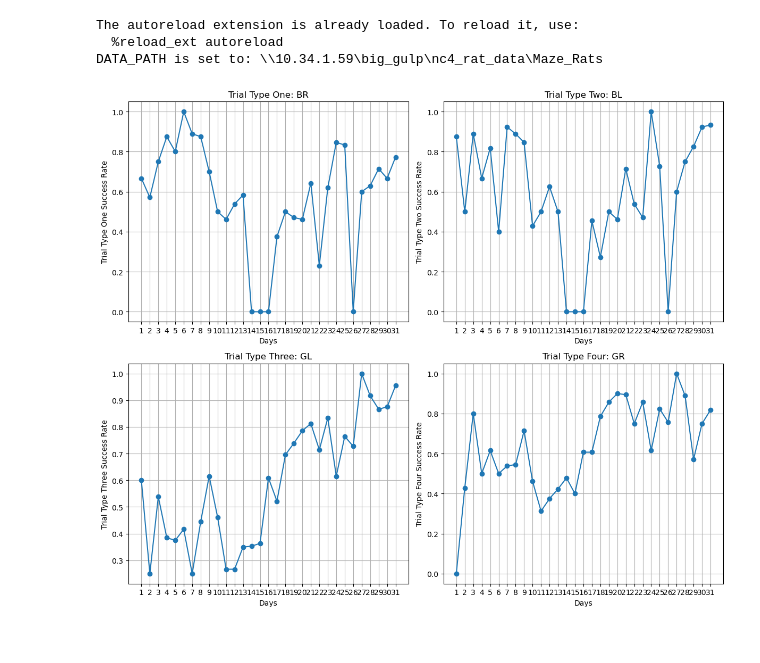
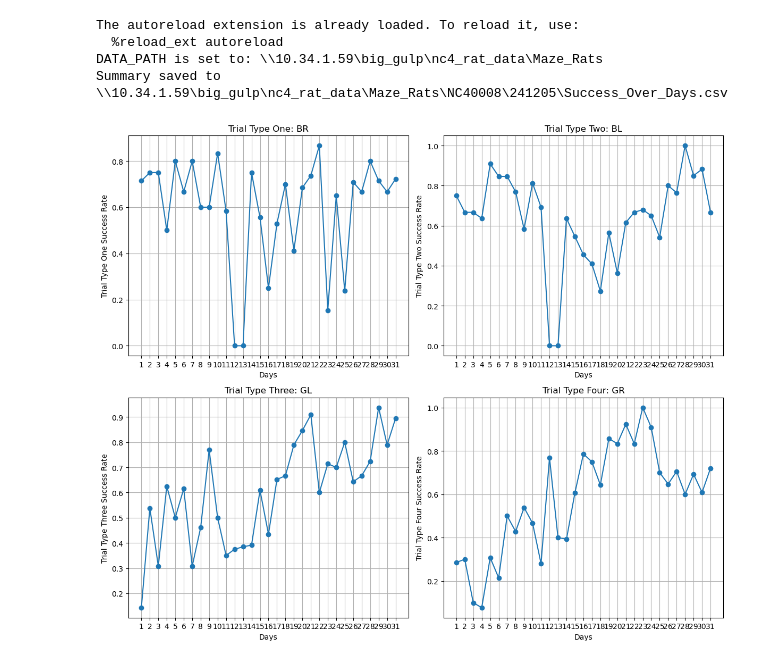
Before and after one commit to NC4Lab/omniroute_ubuntu_ws, a Jupyter notebook: src/omniroute_operation/src/single_T_maze/Behavioral_Data_Analysis/plots.ipynb, the cells around one changed output. Cells and saved outputs as stored; diff of their text form; code cells hidden in the pictures.

```diff
--- a/src/omniroute_operation/src/single_T_maze/Behavioral_Data_Analysis/plots.ipynb
+++ b/src/omniroute_operation/src/single_T_maze/Behavioral_Data_Analysis/plots.ipynb
@@ -24,8 +24,8 @@ data_path = os.path.normpath(config['DATA_PATH'])
 os.environ['DATA_PATH'] = data_path
 print(f"DATA_PATH is set to: {os.environ['DATA_PATH']}")
 
-rat_number = 9
-date = '241203'
+rat_number = 8
+date = '241206'
 
 if isinstance(rat_number, str):
     rat = int(rat_number)
@@ -51,8 +51,16 @@ def get_previous_folders(rat, date, path=os.environ['DATA_PATH']):
 
     # Get list of all folders
     all_folders = sorted([folder for folder in os.listdir(anim_folder) if folder.isdigit()])
-    return all_folders
+    # Ensure date is a string for comparison
+    date = str(date)
 
+    # Find the current folder and the ones before it
+    if date in all_folders:
+        index = all_folders.index(date)  # Get index of the current folder
+        folders = all_folders[:index+1]  # Folders before the current folder
+        return folders
+    else:
+        raise ValueError(f"Date '{date}' not found in folder list for rat {rat}.")
 
 def calculate_success_rate(rat, date, path=os.environ['DATA_PATH']):
     folders = get_previous_folders(rat, date, path=os.environ['DATA_PATH'])
@@ -72,11 +80,6 @@ def calculate_success_rate(rat, date, path=os.environ['DATA_PATH']):
         if os.path.exists(csv_path):
             df = pd.read_csv(csv_path)
 
-            # Calculate success rates for each trial type
-            # trial_type_one_rate = df.loc[df['Trial Type'] == 1, 'Success_Count'].values[0] / df.loc[df['Trial Type'] == 1, 'Total_Repetitions'].values[0]
-            # trial_type_two_rate = df.loc[df['Trial Type'] == 2, 'Success_Count'].values[0] / df.loc[df['Trial Type'] == 2, 'Total_Repetitions'].values[0]
-            # trial_type_three_rate = df.loc[df['Trial Type'] == 3, 'Success_Count'].values[0] / df.loc[df['Trial Type'] == 3, 'Total_Repetitions'].values[0]
-            # trial_type_four_rate = df.loc[df['Trial Type'] == 4, 'Success_Count'].values[0] / df.loc[df['Trial Type'] == 4, 'Total_Repetitions'].values[0]
             # Safely compute the rate for Trial Type 1
             trial_type_one_rate = (
                 df.loc[df['Trial Type'] == 1, 'Success_Count'].values[0] / df.loc[df['Trial Type'] == 1, 'Total_Repetitions'].values[0]
@@ -120,7 +123,7 @@ def calculate_success_rate(rat, date, path=os.environ['DATA_PATH']):
     print(f"Summary saved to {output_csv_path}")
 
 
-#calculate_success_rate(9, '241203')
+calculate_success_rate(8, '241206')
 
 # Load the CSV file into a DataFrame  # Replace with the path to your CSV file
 df = pd.read_csv(success_over_days_path)
@@ -130,31 +133,32 @@ fig, axs = plt.subplots(2, 2, figsize=(12, 10))
 
 # Plot data for each Trial Type
 trial_types = ['Trial Type One', 'Trial Type Two', 'Trial Type Three', 'Trial Type Four']
 titles = ['Trial Type One: BR', 'Trial Type Two: BL', 'Trial Type Three: GL', 'Trial Type Four: GR']
 day_values = df['Day']
 
 # Iterate over the subplots and plot each Trial Type
 for i, ax in enumerate(axs.flatten()):
     ax.plot(day_values, df[trial_types[i]], marker='o')
     ax.set_title(titles[i])
     ax.set_xlabel('Days')
     ax.set_ylabel(trial_types[i]+f' Success Rate')
     ax.grid(True)
 
     ax.set_xticks(day_values)
     ax.set_xticklabels(day_values)
 
 # Adjust layout to avoid overlap
 plt.tight_layout()
 
 file_name = 'Success_Over_Days.png'
 save_path = os.path.join(save_plots_dir, file_name)
 
 # Save the plot to the defined path
 plt.savefig(save_path)
 plt.show()
 # %% [output]
 The autoreload extension is already loaded. To reload it, use:
   %reload_ext autoreload
 DATA_PATH is set to: \\10.34.1.59\big_gulp\nc4_rat_data\Maze_Rats
+Summary saved to \\10.34.1.59\big_gulp\nc4_rat_data\Maze_Rats\NC40008\241205\Success_Over_Days.csv
-[figure, old version]
+[figure, new version]
```
Also changed, not shown: 1 other file.
